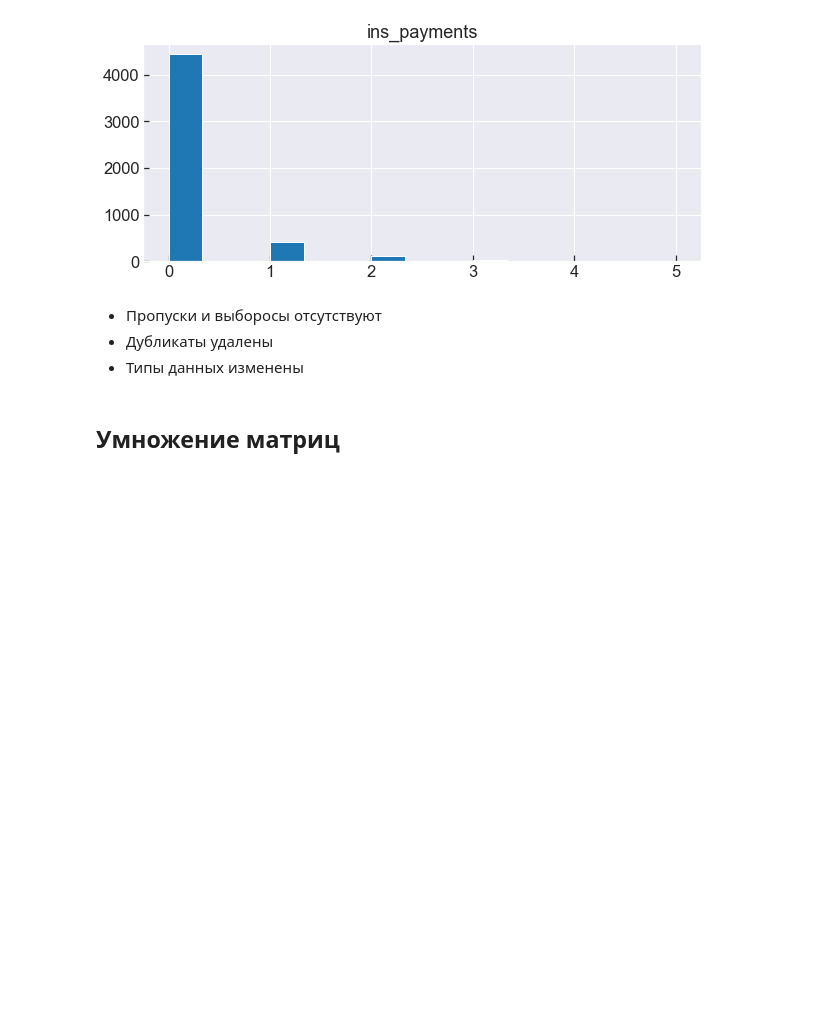
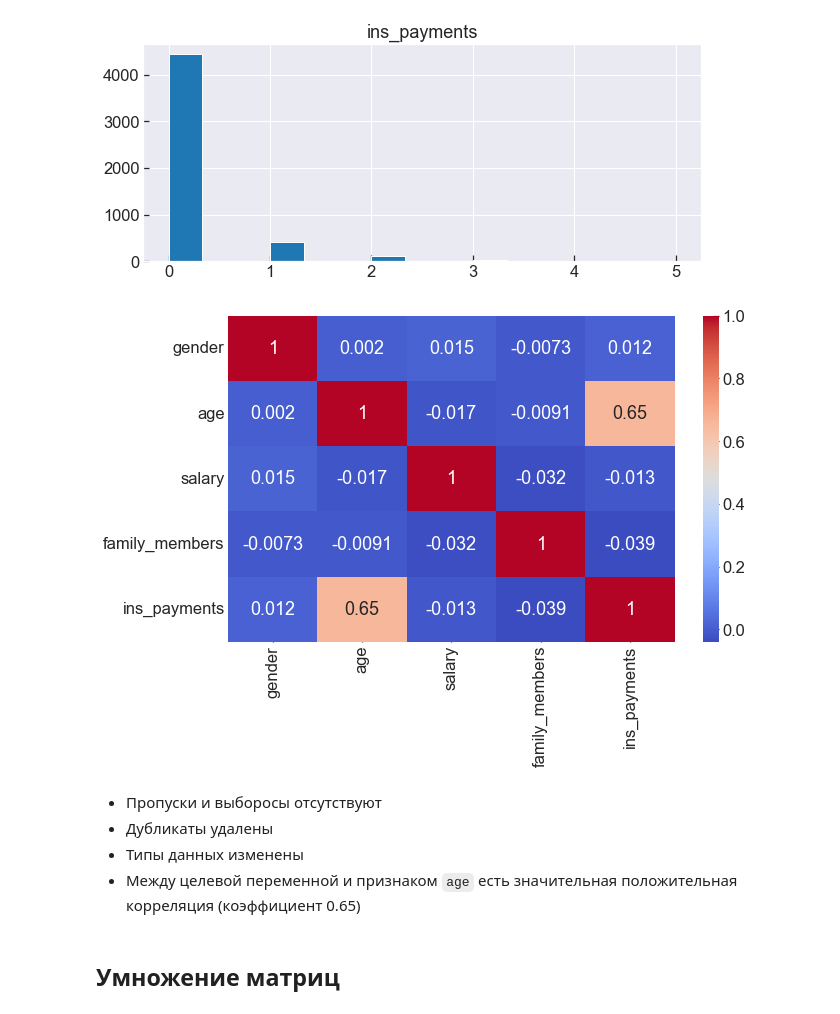
Before and after one commit to mbelveder/praktikum, a Jupyter notebook: 10_insurance/insurance.ipynb, the cells around one changed output. Cells and saved outputs as stored; diff of their text form; code cells hidden in the pictures; blank space fills up the shorter version.

```diff
--- a/10_insurance/insurance.ipynb
+++ b/10_insurance/insurance.ipynb
@@ -122,10 +122,17 @@ for col in df.columns:
 [figure]
 [figure]
 [figure]
+# %%
+sns.heatmap(df.corr(), annot=True, cmap='coolwarm')
+
+plt.show()
+# %% [output]
+[figure, added]
 # %% [markdown]
 - Пропуски и выборосы отсутствуют
 - Дубликаты удалены
 - Типы данных изменены
+- Между целевой переменной и признаком `age` есть значительная положительная корреляция (коэффициент 0.65)
 # %% [markdown]
 ## Умножение матриц
 # %% [markdown]
```
